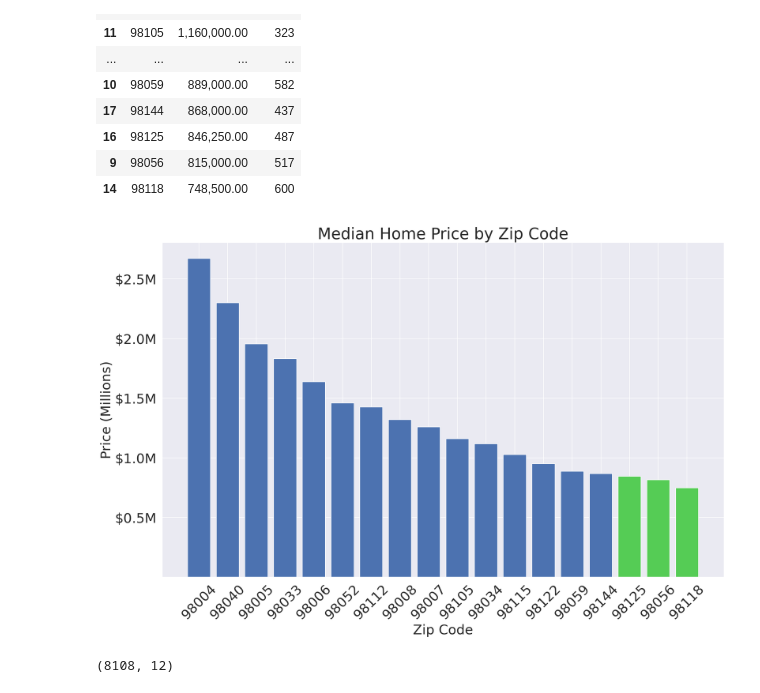
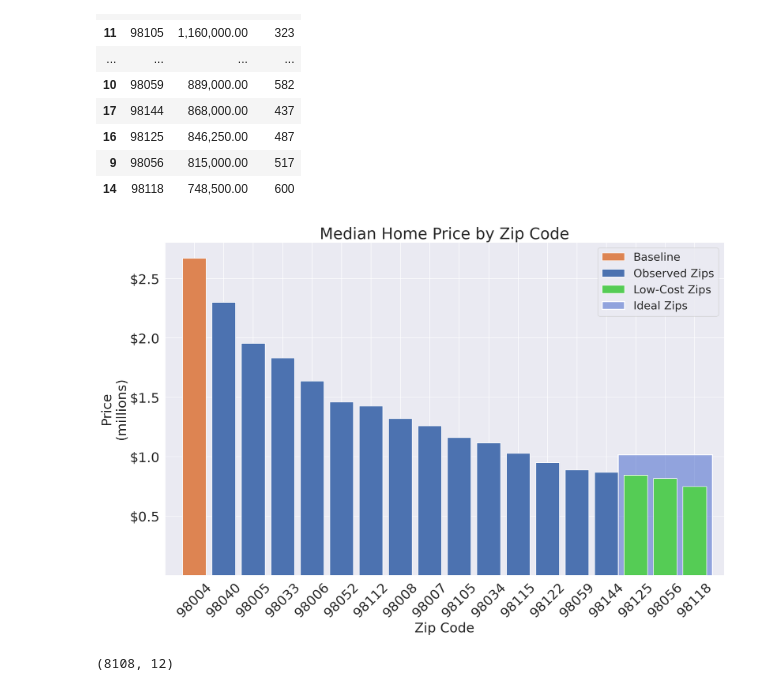
Before and after one commit to ParkedHampster/Modeled_Homes-Phase_2, a Jupyter notebook: index.ipynb, the cells around one changed output. Cells and saved outputs as stored; diff of their text form; code cells hidden in the pictures.

Commit message:
update graphs and functions allow changing of the format yticks

```diff
--- a/index.ipynb
+++ b/index.ipynb
@@ -748,35 +751,61 @@ nearby_zip_by_price_median
 # %%
 fig, ax = plt.subplots(figsize=(18,11),dpi=150)
 
 
 y = nearby_zip_by_price_median['price']
 x = nearby_zip_by_price_median['zip']
 
-ax.bar(
+# create highlight box around last 3 bars
+frame_offset = 500000
+target_area = ax.add_patch(Rectangle((len(x)-3.6,-frame_offset),3.2,y[-3:].max()*1.2+frame_offset,
+                        #edgecolor='#5c5',
+                        #facecolor='#5c59',
+                        facecolor='#46c8',
+                        lw=2
+                        ))
+
+investigated_area = ax.bar(
     x=x,
     height=y,
     )
 
-ax.bar(
+
+# highlight last 3 bars
+target_zips = ax.bar(
     x=x[-3:],
     height=y[-3:],
     color="#55cc55"
 )
 
+baseline_zip = ax.bar(
+    x=x[0],
+    height=y[0]
+)
+
 ticks, ticklabels = ytick_convert(5,500000)
 ax.set(
     yticks=ticks,
-    yticklabels=ticklabels
+    yticklabels=ticklabels,
+    ylim=[0,y.max()*1.05],
+    xlim=[-1,len(x)]
 )
 
 plt.xticks(rotation=45,fontsize=24)
 plt.yticks(fontsize=24)
 plt.title("Median Home Price by Zip Code",fontsize=28)
 plt.xlabel("Zip Code",fontsize=24)
-plt.ylabel("Price (Millions)",fontsize=24)
+plt.ylabel("Price\n(millions)",fontsize=24)
+plt.legend(
+    [
+    baseline_zip,investigated_area  ,target_zips    ,target_area
+    ],[
+    'Baseline'  ,'Observed Zips'    ,'Low-Cost Zips','Ideal Zips'
+    ],
+    fontsize=20
+    )
 '';
 # %% [output]
-[figure, old version]
+[figure, new version]
 # %%
 nearby_homes_df[numeric_columns].shape
 # %% [output]
```
Also changed, not shown: parts of 15 cells of this notebook, 3 other files.
